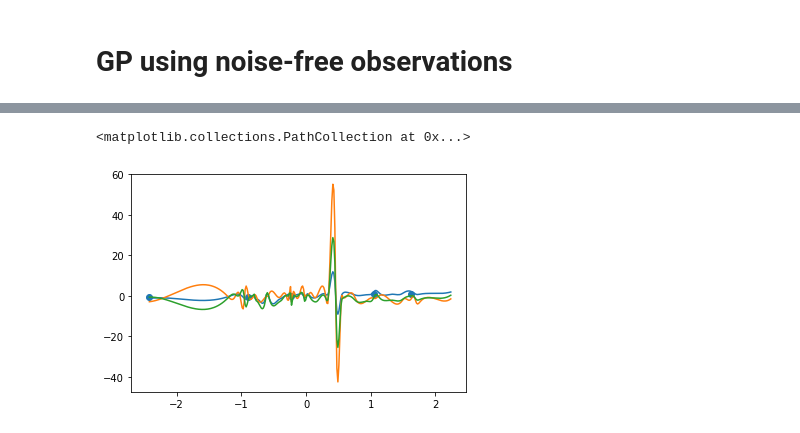
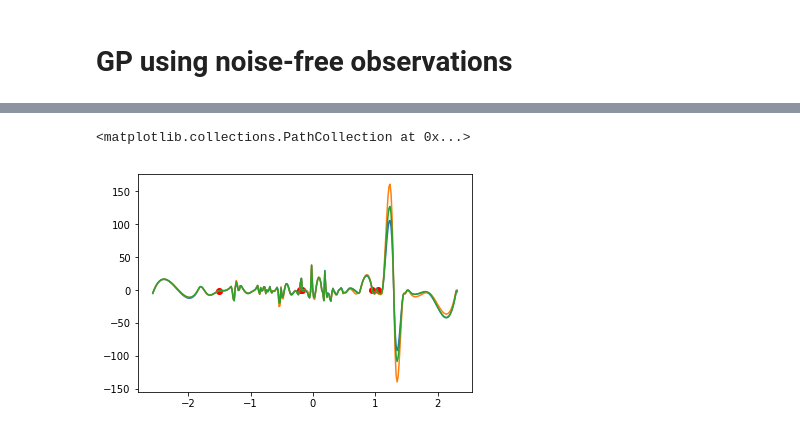
Before and after one commit to mohammedamer/gaussian-process, a Jupyter notebook: notebook.ipynb, the cells around one changed output, grey strips where cells are left out. Saved outputs shown, nothing was run; the diff lists cells and outputs as text; code cells hidden in the pictures.

```diff
--- a/notebook.ipynb
+++ b/notebook.ipynb
@@ -10,7 +10,7 @@ import matplotlib.pyplot as plt
 %matplotlib inline
 # %%
 N = 5
-test_N = 50
+test_N = 100
 # %%
 def target_fn(x):
     return np.sin(x)
@@ -121,18 +121,18 @@ for c in range(curves_num):
 # %%
 post_mu, post_sigma = gp_posterior(train_x, train_y, test_x)
 
 # post_sigma = np.real(nearPD(post_sigma))
 
 post_curves_num = 3
 
 ax = plt.subplot(111)
 
 for c in range(post_curves_num):
     y_hat = np.random.multivariate_normal(post_mu, post_sigma)
     test_x_smooth, y_hat_smooth = smooth(test_x, y_hat)
     ax.plot(test_x_smooth, y_hat_smooth)
 
-ax.scatter(train_x, train_y)
+ax.scatter(train_x, train_y, c="red")
 # %% [output]
 <matplotlib.collections.PathCollection at 0x...>
-[figure, old version]
+[figure, new version]
```
Also changed, not shown: parts of 2 cells of this notebook, 1 other file.
